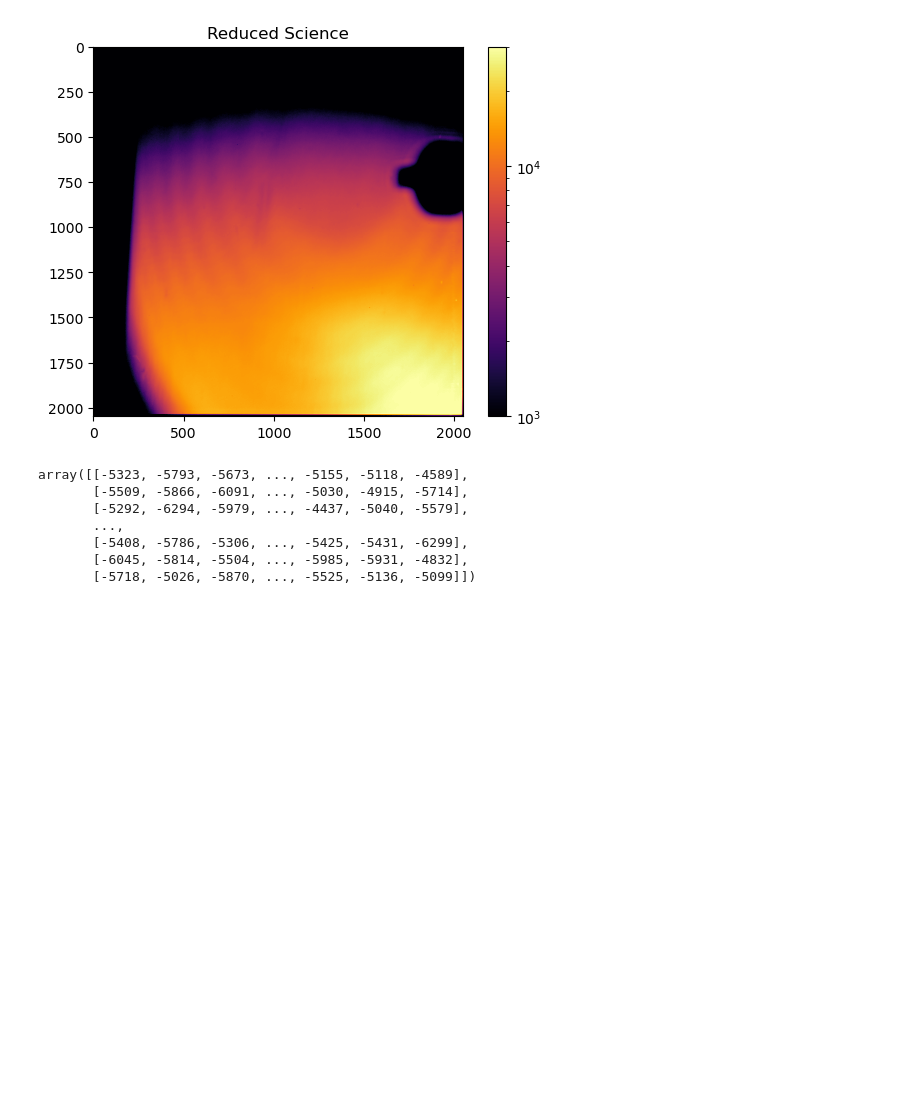
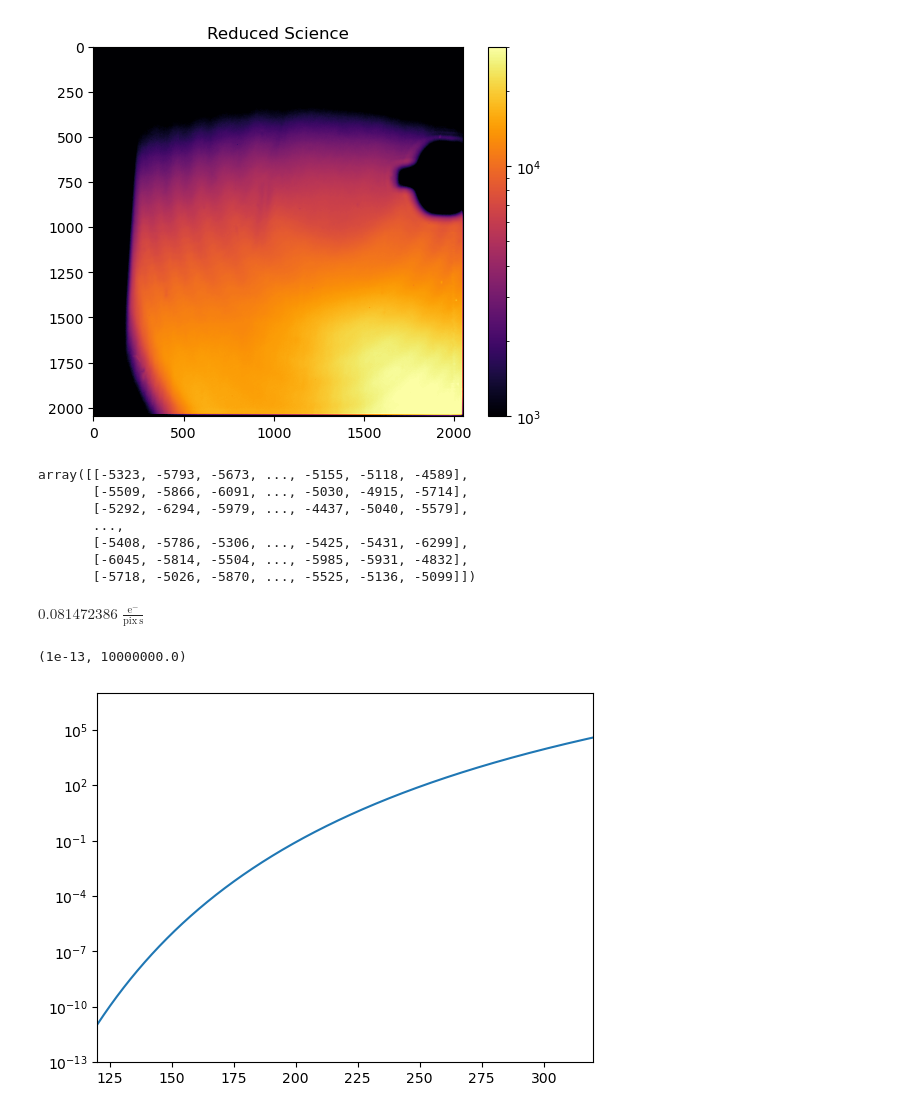
Before and after one commit to brockparker/Research, a Jupyter notebook: CCDs/Sophia_QE/visualize_data.ipynb, the cells around one changed output. Cells and saved outputs as stored; diff of their text form; code cells hidden in the pictures; blank space fills up the shorter version.

```diff
--- a/CCDs/Sophia_QE/visualize_data.ipynb
+++ b/CCDs/Sophia_QE/visualize_data.ipynb
@@ -65,3 +67,24 @@ array([[-5323, -5793, -5673, ..., -5155, -5118, -4589],
        [-5408, -5786, -5306, ..., -5425, -5431, -6299],
        [-6045, -5814, -5504, ..., -5985, -5931, -4832],
        [-5718, -5026, -5870, ..., -5525, -5136, -5099]])
+# %%
+def dark(T, E, A, D):
+    return (2.5e15 * A * D * T**1.5 * np.exp(-E / (2 * c.k_B * T))).value * u.electron / u.s / u.pix
+# %%
+A = ((15 * u.um)**2).to(u.cm**2)
+D = 1 * u.nA / u.cm**2
+T = 200 * u.K
+E = (1.1557 - 7.021e-4 * T.value**2 / (1108 + T.value)) * u.eV
+# %%
+dark(T, E, A, D)
+# %% [output]
+$0.081472386 \; \mathrm{\frac{e^{-}}{pix\,s}}$
+# %%
+temp = np.linspace(120, 320, 10000) * u.K
+plt.plot(temp, dark(temp, E, A, D))
+plt.yscale('log')
+plt.xlim(120, 320)
+plt.ylim(10e-14, 10e6)
+# %% [output]
+(1e-13, 10000000.0)
+[figure, added]
```
Also changed, not shown: parts of 1 cell of this notebook, 1 other file.
